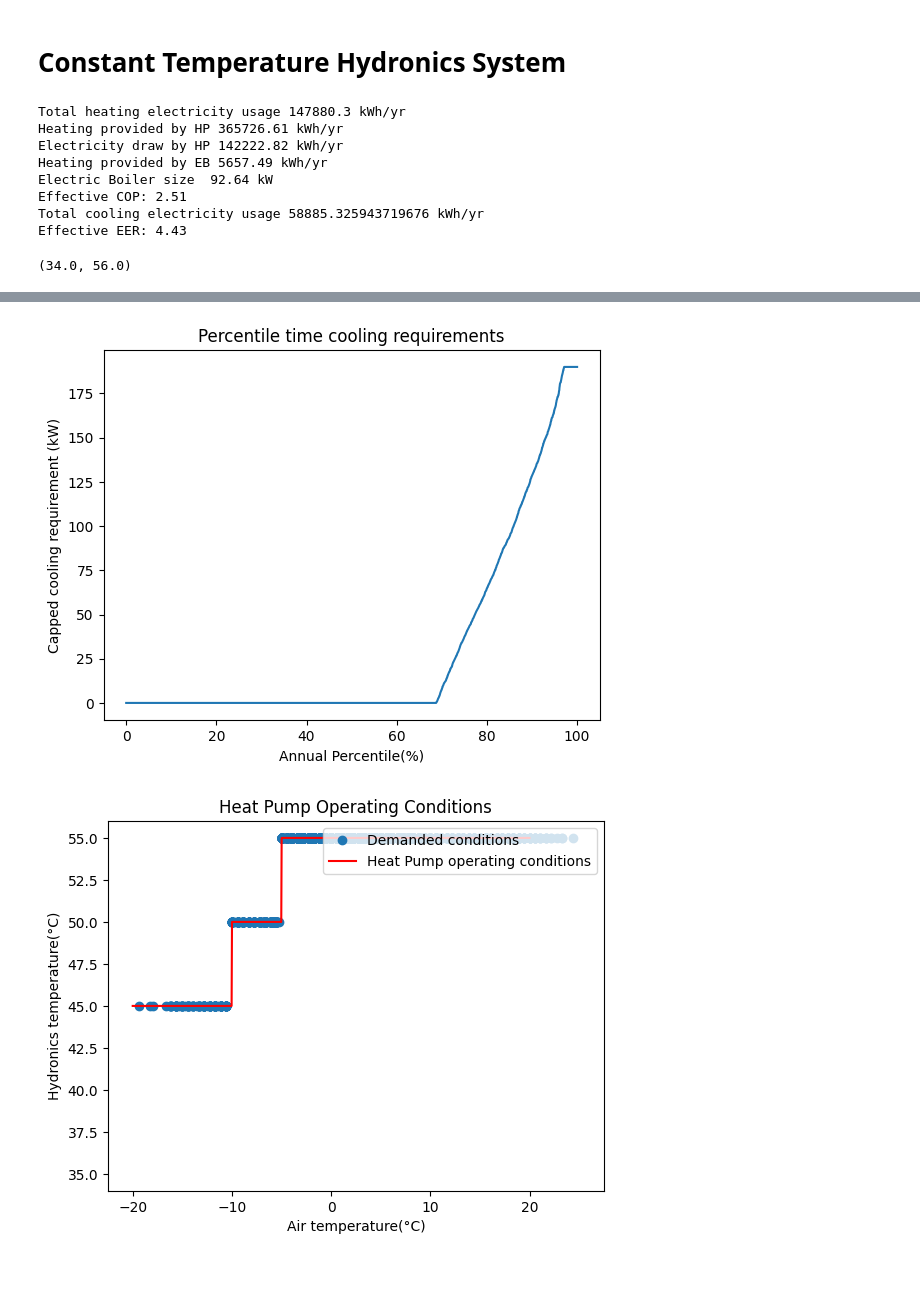
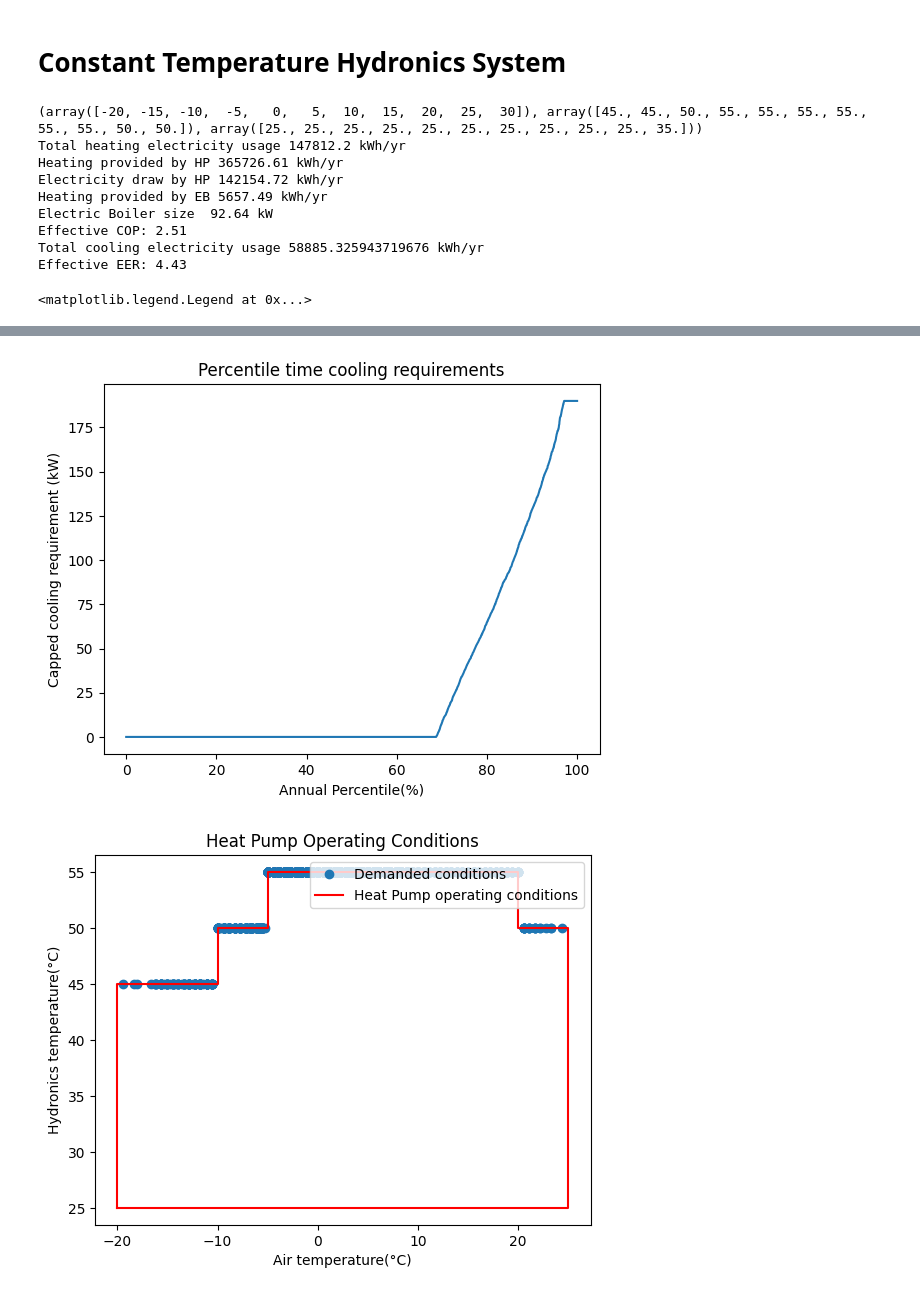
Before and after one commit to SNaylor12543/Variable_Output_Temperature_Heat_Pump, a Jupyter notebook: EAHV-M1500-YCL(-N).ipynb, the cells around one changed output, grey strips where cells are left out. Saved outputs shown, nothing was run; the diff lists cells and outputs as text; code cells hidden in the pictures.

```diff
--- a/EAHV-M1500-YCL(-N).ipynb
+++ b/EAHV-M1500-YCL(-N).ipynb
@@ -18,12 +18,11 @@ data_flow_temp = Data.column_from_csv("Data/Heat_Pump/EAHV-M1500-YCL(-N)/Heating
 data_COP = Data.column_from_csv("Data/Heat_Pump/EAHV-M1500-YCL(-N)/Heating_10C.csv", "COP")
 # data_COP = Heat_Pump.interp_call(data_flow_temp, data_air_temp, COP_interp)
 
-# Only Plotting 7 degree line
-indices = [i for i, x in enumerate(data_flow_temp) if x < 45]
+# indices = [i for i, x in enumerate(data_flow_temp) if x < 45]
 
-data_air_temp = np.delete(data_air_temp, indices)
-data_flow_temp = np.delete(data_flow_temp, indices)
-data_COP = np.delete(data_COP, indices)
+# data_air_temp = np.delete(data_air_temp, indices)
+# data_flow_temp = np.delete(data_flow_temp, indices)
+# data_COP = np.delete(data_COP, indices)
 
 plt.plot(data_air_temp, data_COP, label="data points", marker='x', color='red', linestyle='None')
 
@@ -79,14 +78,14 @@ HVAC = HVAC("Data/Heat_Pump/EAHV-M1500-YCL(-N)/Cooling_10C.csv")
 EER_interp = HVAC.interp_init("EER")
 
 air_temp = np.linspace(15, 52, 1000)
-hydronics_temp = [7]
+hydronics_temp = [7, 12, 15]
 
 for flow_temp in hydronics_temp:
 
     EER = HVAC.interp_call(flow_temp, air_temp, EER_interp)
 
-    # plt.plot(air_temp, EER, label = 'Flow temp ' + str(flow_temp) + '°C')
-    plt.plot(air_temp, EER)
+    plt.plot(air_temp, EER, label = 'Flow temp ' + str(flow_temp) + '°C')
+    # plt.plot(air_temp, EER)
 
 # data points
 data_air_temp = Data.column_from_csv("Data/Heat_Pump/EAHV-M1500-YCL(-N)/Cooling_10C.csv", "Air temperature(°C)")
@@ -97,7 +96,7 @@ data_EER = Data.column_from_csv("Data/Heat_Pump/EAHV-M1500-YCL(-N)/Cooling_10C.c
 # data_EER = HVAC.interp_call(data_flow_temp, data_air_temp, EER_interp)
 
 # Only Plotting 7 degree line
-indices = [i for i, x in enumerate(data_flow_temp) if x != 7]
+indices = [i for i, x in enumerate(data_flow_temp) if x not in (7, 15) ]
 
 data_air_temp = np.delete(data_air_temp, indices)
 data_flow_temp = np.delete(data_flow_temp, indices)
@@ -320,25 +321,25 @@ plt.ylabel('Capped cooling requirement (kW)')
 plt.figure(4)
 indices = [i for i, x in enumerate(heating) if x != 0]
 plt.plot(air_temp[indices], HP_deliver_temp[indices], marker="o", label="Demanded conditions", linestyle="None")
-air_temp_op_conditions = np.linspace(-20, 20, 1000)
-hydronics_temp_op_conditions = np.ones(len(air_temp_op_conditions)) * 55
-hydronics_temp_op_conditions = Heat_Pump.operating_conditions_check(hydronics_temp_op_conditions, air_temp_op_conditions)
+air_temp_op_conditions = np.array([-20, 25, 25, 20, 20, 20, -5, -5, -10, -10, -20, -20])
+hydronics_temp_op_conditions = np.array([25, 25, 50, 50, 55, 55, 55, 50, 50, 45, 45, 25])
 plt.plot(air_temp_op_conditions, hydronics_temp_op_conditions, color="red", label="Heat Pump operating conditions")
 plt.xlabel("Air temperature(°C)")
 plt.ylabel("Hydronics temperature(°C)")
 plt.title("Heat Pump Operating Conditions")
 plt.legend(loc='upper right')
 
-ax = plt.gca()
-ax.set_xlim([-22.5, 27.5])
-ax.set_ylim([34, 56])
+# ax = plt.gca()
+# ax.set_xlim([-22.5, 27.5])
+# ax.set_ylim([34, 56])
 # %% [output]
-Total heating electricity usage 147880.3 kWh/yr
+(array([-20, -15, -10,  -5,   0,   5,  10,  15,  20,  25,  30]), array([45., 45., 50., 55., 55., 55., 55., 55., 55., 50., 50.]), array([25., 25., 25., 25., 25., 25., 25., 25., 25., 25., 35.]))
+Total heating electricity usage 147812.2 kWh/yr
 Heating provided by HP 365726.61 kWh/yr
-Electricity draw by HP 142222.82 kWh/yr
+Electricity draw by HP 142154.72 kWh/yr
 Heating provided by EB 5657.49 kWh/yr
 Electric Boiler size  92.64 kW
 Effective COP: 2.51
 Total cooling electricity usage 58885.325943719676 kWh/yr
 Effective EER: 4.43
-(34.0, 56.0)
+<matplotlib.legend.Legend at 0x...>
@@ -346,4 +347,4 @@ Effective EER: 4.43
 [figure]
 [figure]
 [figure]
-[figure, old version]
+[figure, new version]
```
Also changed, not shown: parts of 5 cells of this notebook, 4 other files.
